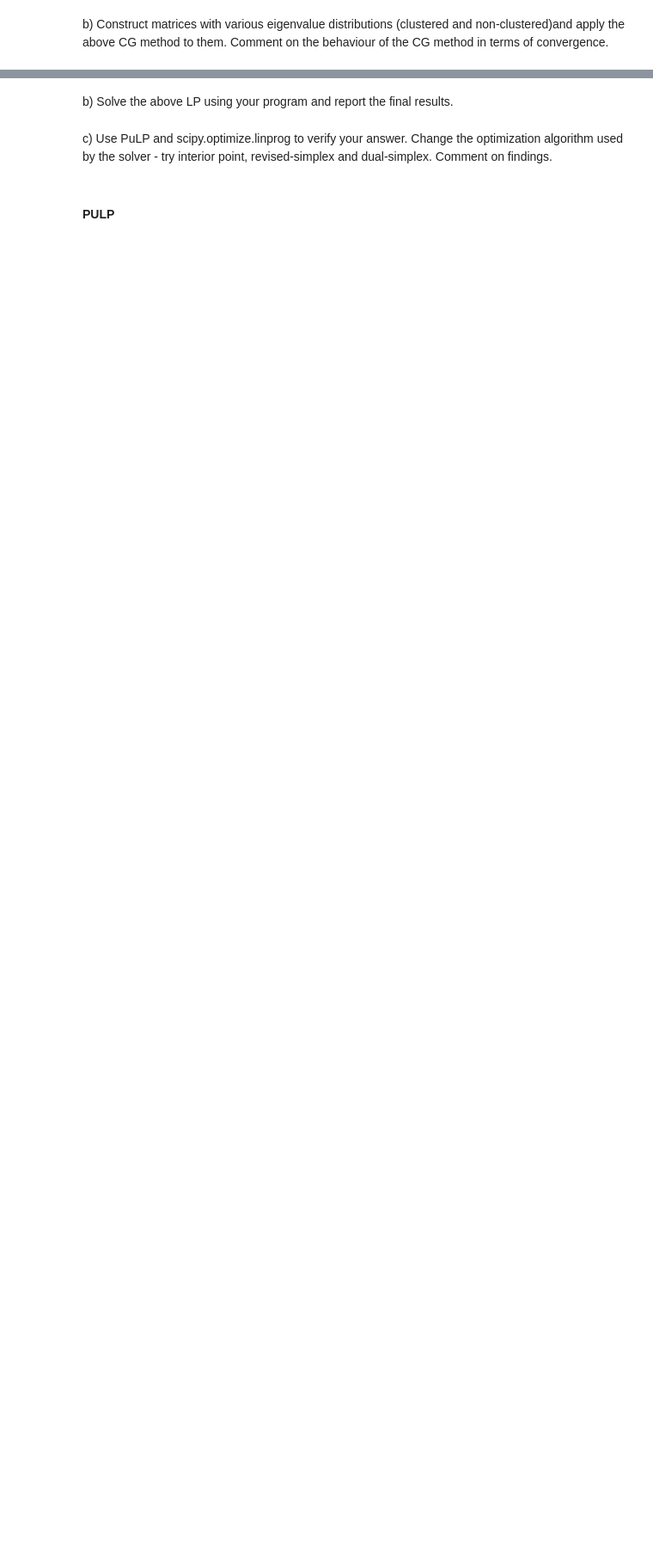
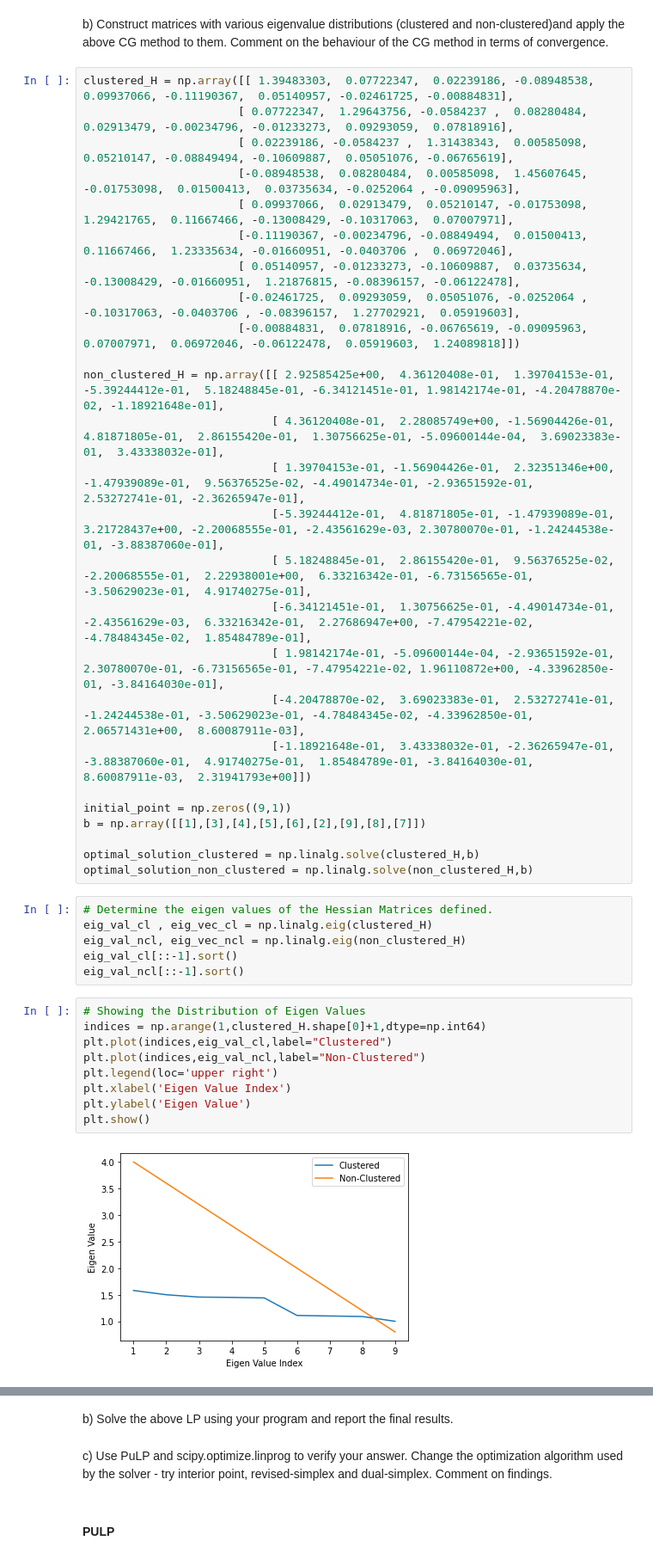
Before and after one commit to JACOBIN-SCTCS/Numerical-Optimization, a Jupyter notebook: Assignment2/Assignment2.ipynb, the cells around one changed output, grey strips where cells are left out. Shown at 86% size. Cells and saved outputs as stored; diff of their text form; blank space fills up the shorter version.

```diff
--- a/Assignment2/Assignment2.ipynb
+++ b/Assignment2/Assignment2.ipynb
@@ -86,3 +90,46 @@ Solution returned by Conjugate Gradient custom implementation
  [4.00000000e+00]]
 # %% [markdown]
 b) Construct  matrices  with  various  eigenvalue  distributions  (clustered  and  non-clustered)and apply the above CG method to them.  Comment on the behaviour of the CG method in terms of convergence.
+# %%
+clustered_H = np.array([[ 1.39483303,  0.07722347,  0.02239186, -0.08948538,  0.09937066, -0.11190367,  0.05140957, -0.02461725, -0.00884831],
+                       [ 0.07722347,  1.29643756, -0.0584237 ,  0.08280484,  0.02913479, -0.00234796, -0.01233273,  0.09293059,  0.07818916],
+                       [ 0.02239186, -0.0584237 ,  1.31438343,  0.00585098,  0.05210147, -0.08849494, -0.10609887,  0.05051076, -0.06765619],
+                       [-0.08948538,  0.08280484,  0.00585098,  1.45607645, -0.01753098,  0.01500413,  0.03735634, -0.0252064 , -0.09095963],
+                       [ 0.09937066,  0.02913479,  0.05210147, -0.01753098,  1.29421765,  0.11667466, -0.13008429, -0.10317063,  0.07007971],
+                       [-0.11190367, -0.00234796, -0.08849494,  0.01500413,  0.11667466,  1.23335634, -0.01660951, -0.0403706 ,  0.06972046],
+                       [ 0.05140957, -0.01233273, -0.10609887,  0.03735634, -0.13008429, -0.01660951,  1.21876815, -0.08396157, -0.06122478],
+                       [-0.02461725,  0.09293059,  0.05051076, -0.0252064 , -0.10317063, -0.0403706 , -0.08396157,  1.27702921,  0.05919603],
+                       [-0.00884831,  0.07818916, -0.06765619, -0.09095963,  0.07007971,  0.06972046, -0.06122478,  0.05919603,  1.24089818]])
+
+non_clustered_H = np.array([[ 2.92585425e+00,  4.36120408e-01,  1.39704153e-01, -5.39244412e-01,  5.18248845e-01, -6.34121451e-01, 1.98142174e-01, -4.20478870e-02, -1.18921648e-01],
+                            [ 4.36120408e-01,  2.28085749e+00, -1.56904426e-01, 4.81871805e-01,  2.86155420e-01,  1.30756625e-01, -5.09600144e-04,  3.69023383e-01,  3.43338032e-01],
+                            [ 1.39704153e-01, -1.56904426e-01,  2.32351346e+00, -1.47939089e-01,  9.56376525e-02, -4.49014734e-01, -2.93651592e-01,  2.53272741e-01, -2.36265947e-01],
+                            [-5.39244412e-01,  4.81871805e-01, -1.47939089e-01, 3.21728437e+00, -2.20068555e-01, -2.43561629e-03, 2.30780070e-01, -1.24244538e-01, -3.88387060e-01],
+                            [ 5.18248845e-01,  2.86155420e-01,  9.56376525e-02, -2.20068555e-01,  2.22938001e+00,  6.33216342e-01, -6.73156565e-01, -3.50629023e-01,  4.91740275e-01],
+                            [-6.34121451e-01,  1.30756625e-01, -4.49014734e-01, -2.43561629e-03,  6.33216342e-01,  2.27686947e+00, -7.47954221e-02, -4.78484345e-02,  1.85484789e-01],
+                            [ 1.98142174e-01, -5.09600144e-04, -2.93651592e-01, 2.30780070e-01, -6.73156565e-01, -7.47954221e-02, 1.96110872e+00, -4.33962850e-01, -3.84164030e-01],
+                            [-4.20478870e-02,  3.69023383e-01,  2.53272741e-01, -1.24244538e-01, -3.50629023e-01, -4.78484345e-02, -4.33962850e-01,  2.06571431e+00,  8.60087911e-03],
+                            [-1.18921648e-01,  3.43338032e-01, -2.36265947e-01, -3.88387060e-01,  4.91740275e-01,  1.85484789e-01, -3.84164030e-01,  8.60087911e-03,  2.31941793e+00]])
+
+initial_point = np.zeros((9,1))
+b = np.array([[1],[3],[4],[5],[6],[2],[9],[8],[7]])
+
+optimal_solution_clustered = np.linalg.solve(clustered_H,b)
+optimal_solution_non_clustered = np.linalg.solve(non_clustered_H,b)
+# %%
+# Determine the eigen values of the Hessian Matrices defined.
+eig_val_cl , eig_vec_cl = np.linalg.eig(clustered_H)
+eig_val_ncl, eig_vec_ncl = np.linalg.eig(non_clustered_H)
+eig_val_cl[::-1].sort()
+eig_val_ncl[::-1].sort()
+# %%
+# Showing the Distribution of Eigen Values
+indices = np.arange(1,clustered_H.shape[0]+1,dtype=np.int64)
+plt.plot(indices,eig_val_cl,label="Clustered")
+plt.plot(indices,eig_val_ncl,label="Non-Clustered")
+plt.legend(loc='upper right')
+plt.xlabel('Eigen Value Index')
+plt.ylabel('Eigen Value')
+plt.show()
+# %% [output]
+[figure, added]
```
Also changed, not shown: parts of 11 cells of this notebook.
